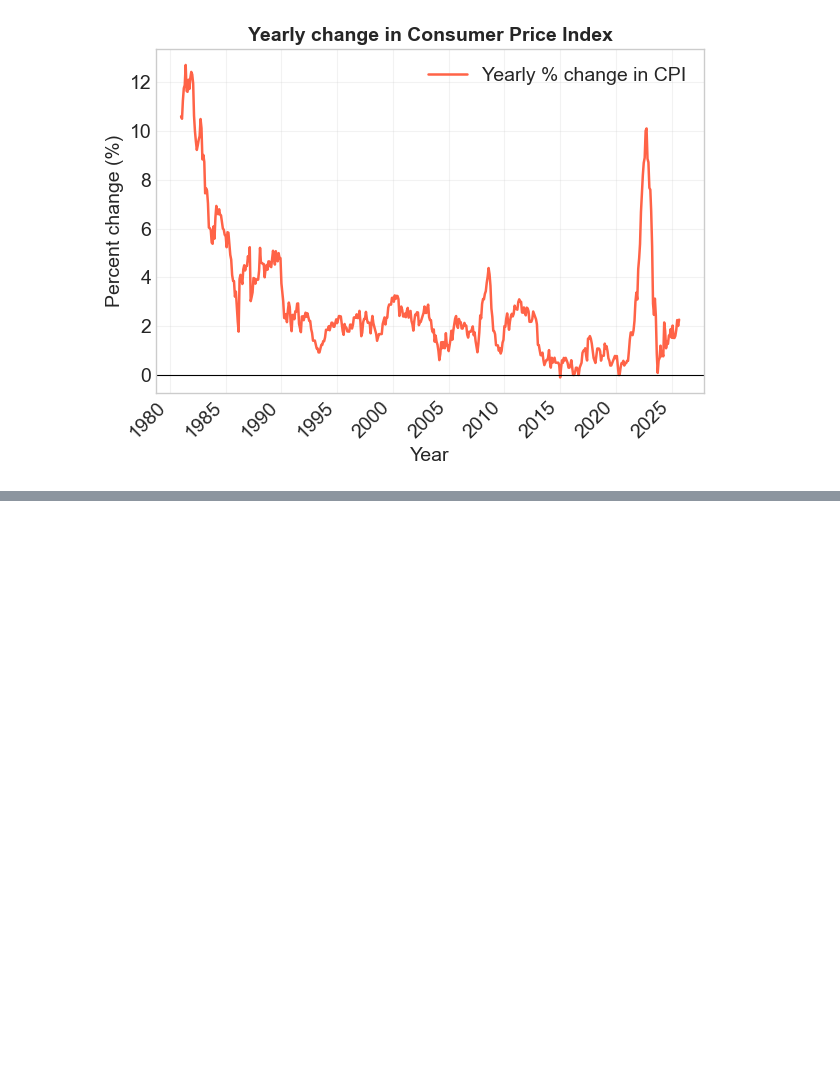
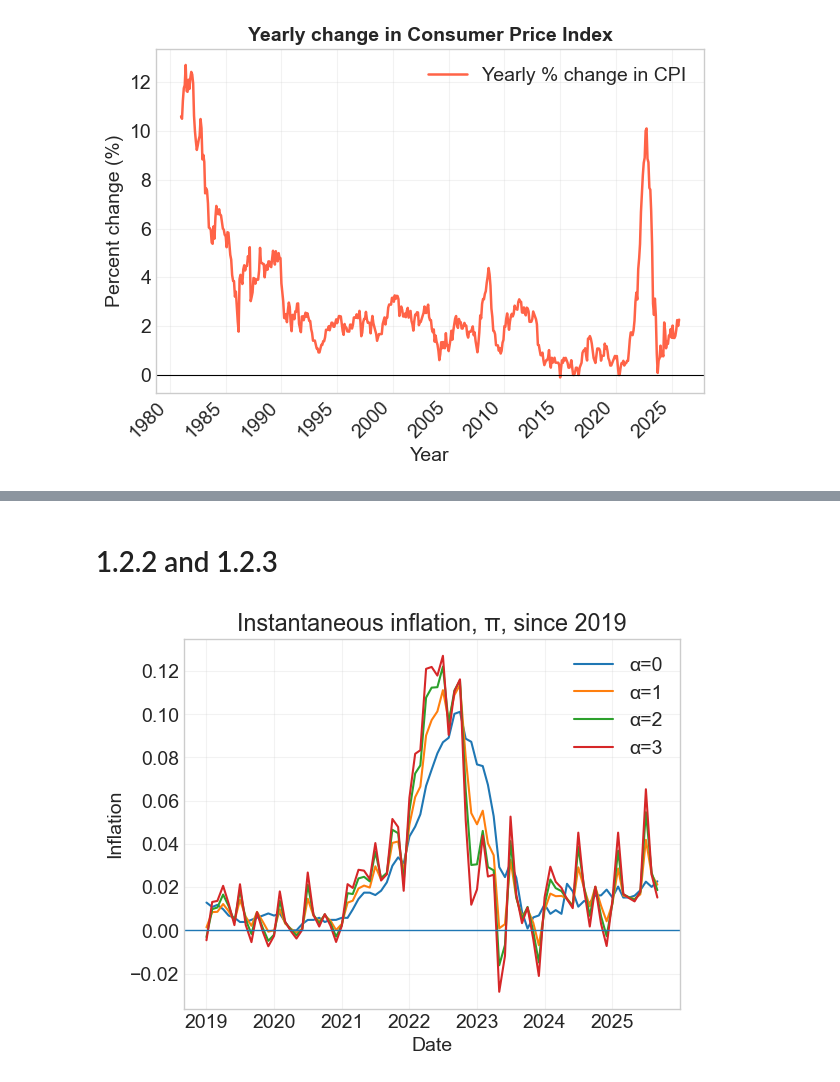
Before and after one commit to gcr710/Andreas, a Jupyter notebook: dataproject/dataproject.ipynb, the cells around one changed output, grey strips where cells are left out. Saved outputs shown, nothing was run; the diff lists cells and outputs as text; code cells hidden in the pictures; blank space fills up the shorter version.

```diff
--- a/dataproject/dataproject.ipynb
+++ b/dataproject/dataproject.ipynb
@@ -288,0 +298,45 @@ ADD CONCISE CONLUSION.
+# %% [markdown]
+# 1.2.2 and 1.2.3
+# %%
+# --- prep ---
+priser = priser.sort_values('date').copy()
+# monthly inflation: π_t = P_t/P_{t-1} - 1
+priser['pi_t'] = priser['INDHOLD'].pct_change()
+
+
+def kappa_weights(alpha, T=12):
+    ks = np.arange(T)
+    base = (T - ks)**alpha
+    return (base / base.sum()) * T
+
+
+# The rolling method passes window as [oldest ... newest], but k=0 is newest,
+# so we reverse the weights to align.
+def inst_inflation_window(window, weights_rev):
+    # window is a numpy array of length 12: oldest -> newest
+    return np.prod((1.0 + window)**weights_rev) - 1
+
+T = 12
+alphas = [0, 1, 2, 3]
+for a in alphas:
+    w = kappa_weights(a, T=T)
+    w_rev = w[::-1]
+    col = f'pi12_a{a}'
+    priser[col] = (
+        priser['pi_t']
+        .rolling(T)
+        .apply(lambda x, wr=w_rev: inst_inflation_window(x, wr), raw=True)
+    )
+
+# plot since 2019
+mask = priser['date'] >= pd.Timestamp('2019-01-01')
+plt.figure()
+for a in alphas:
+    plt.plot(priser.loc[mask, 'date'], priser.loc[mask, f'pi12_a{a}'], label=f'α={a}')
+plt.axhline(0, linewidth=1)
+plt.title('Instantaneous inflation, π, since 2019')
+plt.xlabel('Date'); plt.ylabel('Inflation')
+plt.legend(); plt.grid(True)
+plt.show()
+# %% [output]
+[figure, added]
```
Also changed, not shown: parts of 15 cells of this notebook.
